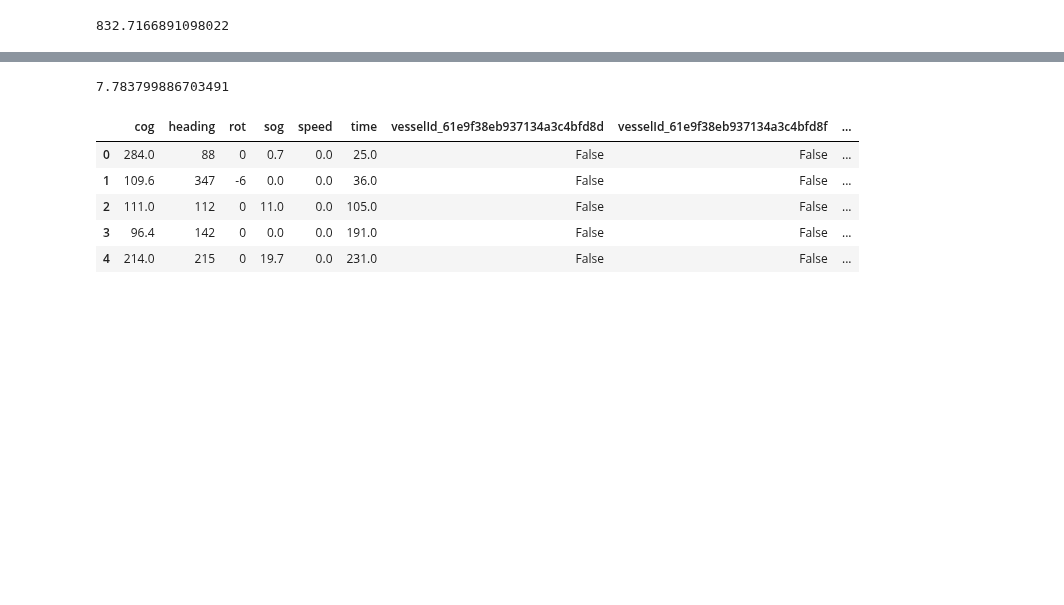
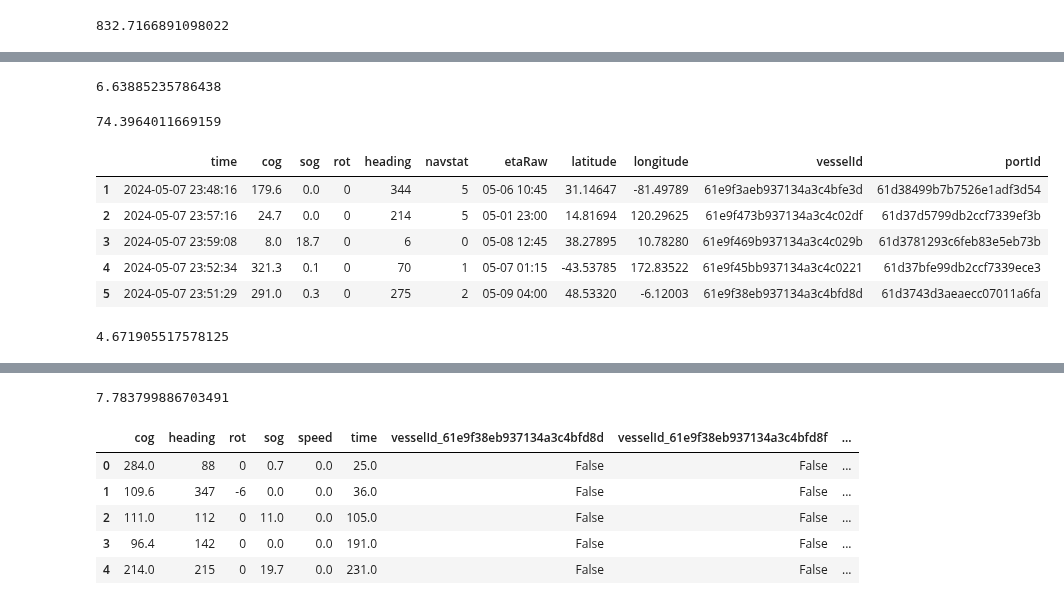
Before and after one commit to baconmoontwist/ML, a Jupyter notebook: Henrik/ML 1.ipynb, the cells around one changed output, grey strips where cells are left out. Drawn from its saved outputs; the diff is of its cells as text; code cells hidden in the pictures; blank space fills up the shorter version.

```diff
--- a/Henrik/ML 1.ipynb
+++ b/Henrik/ML 1.ipynb
@@ -119,0 +134,16 @@ clean2.tail()
+# %%
+start = time.time()
+cleancop = cleandata.copy()
+uniqueVesselId = cleancop["vesselId"].unique()
+cleancop_processed_list = []
+
+for id in uniqueVesselId:
+    #Isolate a single boat and clean
+    boat = cleancop[cleancop["vesselId"] == id]
+    boat = deltafier(boat)
+        #Appending rows to list
+    for _, row in boat.iterrows():
+        cleancop_processed_list.append(row.to_dict())
+
+clean_processed = pd.DataFrame(cleancop_processed_list).sort_values("time").reset_index(drop=True)
+print(time.time()-start)
@@ -119,0 +163,49 @@ clean2.tail()
+# %%
+start = time.time()
+trainingdata5 = clean_processed.copy()[["vesselId","delta_time","time"]]
+goaldata5 = clean_processed.copy()[["delta_lat","delta_lon"]]
+trainingdata5 = preprocess(trainingdata5)
+trainingdata5 = trainingdata5.reindex(sorted(trainingdata5.columns), axis=1)
+print(time.time()-start)
+# %% [output]
+6.63885235786438
+# %%
+start = time.time()
+model5 = LinearRegression()
+model5.fit(trainingdata5,goaldata5)
+print(time.time()-start)
+# %% [output]
+74.3964011669159
+# %%
+uniquevessel = [i for i in test.copy()['vesselId'].unique()]
+traincopy = train.copy()
+bettertraining = traincopy[0:1]
+for i in uniquevessel:
+    boat = traincopy[traincopy['vesselId'] == i]
+    bettertraining.loc[len(bettertraining.index)] = boat.iloc[-1]
+bettertraining = bettertraining[1:]
+bettertraining.head()
+# %% [output]
+|  | time | cog | sog | rot | heading | navstat | etaRaw | latitude | longitude | vesselId | portId |
+| 1 | 2024-05-07 23:48:16 | 179.6 | 0.0 | 0 | 344 | 5 | 05-06 10:45 | 31.14647 | -81.49789 | 61e9f3aeb937134a3c4bfe3d | 61d38499b7b7526e1adf3d54 |
+| 2 | 2024-05-07 23:57:16 | 24.7 | 0.0 | 0 | 214 | 5 | 05-01 23:00 | 14.81694 | 120.29625 | 61e9f473b937134a3c4c02df | 61d37d5799db2ccf7339ef3b |
+| 3 | 2024-05-07 23:59:08 | 8.0 | 18.7 | 0 | 6 | 0 | 05-08 12:45 | 38.27895 | 10.78280 | 61e9f469b937134a3c4c029b | 61d3781293c6feb83e5eb73b |
+| 4 | 2024-05-07 23:52:34 | 321.3 | 0.1 | 0 | 70 | 1 | 05-07 01:15 | -43.53785 | 172.83522 | 61e9f45bb937134a3c4c0221 | 61d37bfe99db2ccf7339ece3 |
+| 5 | 2024-05-07 23:51:29 | 291.0 | 0.3 | 0 | 275 | 2 | 05-09 04:00 | 48.53320 | -6.12003 | 61e9f38eb937134a3c4bfd8d | 61d3743d3aeaecc07011a6fa |
+# %%
+start = time.time()
+test5 = test.copy()
+uniqueVesselId = test5["vesselId"].unique()
+test5_processed_list = []
+for id in uniqueVesselId:
+    boat = test5[test5["vesselId"] == id].reset_index(drop=True)
+    boat["delta_time"] = timefix(boat)["time"]-timefix(boat)["time"].shift(1)
+    boat.at[0,"delta_time"] = timefix(boat).at[0,"time"]-timefix(bettertraining[bettertraining["vesselId"]==id].reset_index(drop=True)).at[0,"time"]
+        #Appending rows to list
+    for _, row in boat.iterrows():
+        test5_processed_list.append(row.to_dict())
+
+test5_processed = pd.DataFrame(test5_processed_list).sort_values("time").reset_index(drop=True)
+print(time.time()-start)
+# %% [output]
+4.671905517578125
```
Also changed, not shown: parts of 14 cells of this notebook, 2 other files.
